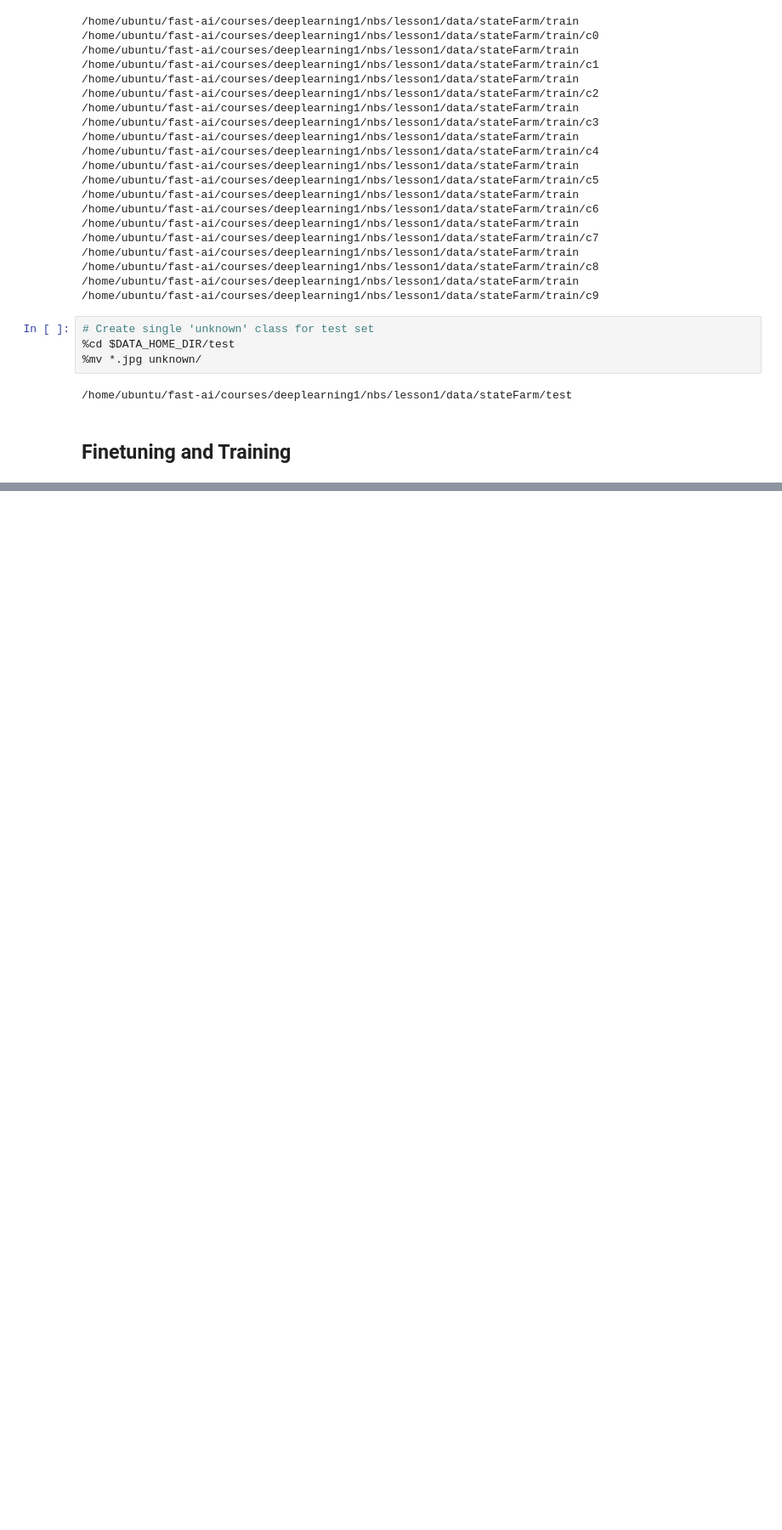
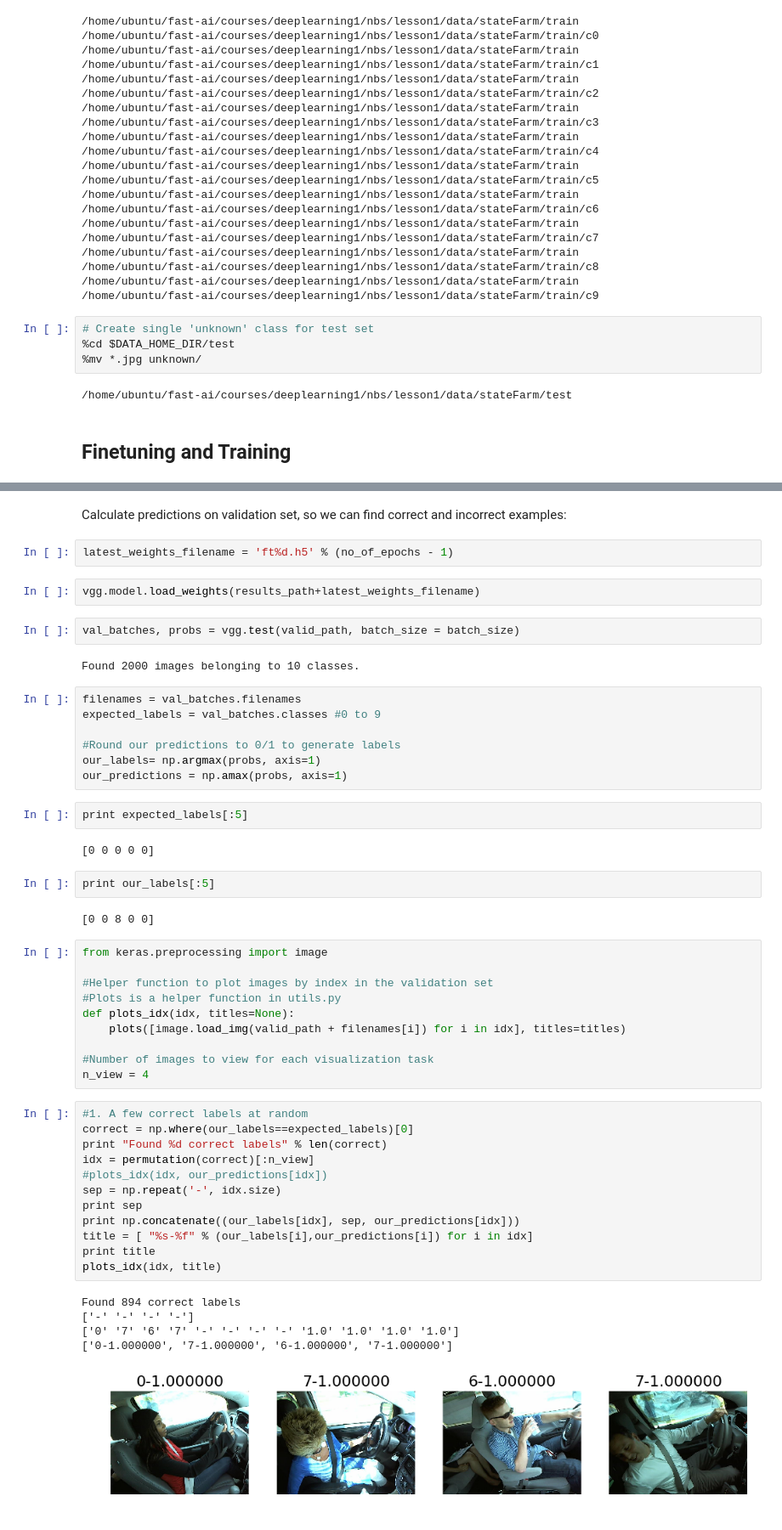
Before and after one commit to smnajid/courses, a Jupyter notebook: deeplearning1/nbs/lesson1/state-farm.ipynb, the cells around one changed output, grey strips where cells are left out. Shown at 85% size. Cells and saved outputs as stored; diff of their text form; blank space fills up the shorter version.

```diff
--- a/deeplearning1/nbs/lesson1/state-farm.ipynb
+++ b/deeplearning1/nbs/lesson1/state-farm.ipynb
@@ -119,0 +212,53 @@ valid_path=path + '/valid/'
+# %% [markdown]
+Calculate predictions on validation set, so we can find correct and incorrect examples:
+# %%
+latest_weights_filename = 'ft%d.h5' % (no_of_epochs - 1)
+# %%
+vgg.model.load_weights(results_path+latest_weights_filename)
+# %%
+val_batches, probs = vgg.test(valid_path, batch_size = batch_size)
+# %% [output]
+Found 2000 images belonging to 10 classes.
+# %%
+filenames = val_batches.filenames
+expected_labels = val_batches.classes #0 to 9
+
+#Round our predictions to 0/1 to generate labels
+our_labels= np.argmax(probs, axis=1)
+our_predictions = np.amax(probs, axis=1)
+# %%
+print expected_labels[:5]
+# %% [output]
+[0 0 0 0 0]
+# %%
+print our_labels[:5]
+# %% [output]
+[0 0 8 0 0]
+# %%
+from keras.preprocessing import image
+
+#Helper function to plot images by index in the validation set
+#Plots is a helper function in utils.py
+def plots_idx(idx, titles=None):
+    plots([image.load_img(valid_path + filenames[i]) for i in idx], titles=titles)
+
+#Number of images to view for each visualization task
+n_view = 4
+# %%
+#1. A few correct labels at random
+correct = np.where(our_labels==expected_labels)[0]
+print "Found %d correct labels" % len(correct)
+idx = permutation(correct)[:n_view]
+#plots_idx(idx, our_predictions[idx])
+sep = np.repeat('-', idx.size)
+print sep
+print np.concatenate((our_labels[idx], sep, our_predictions[idx]))
+title = [ "%s-%f" % (our_labels[i],our_predictions[i]) for i in idx]
+print title
+plots_idx(idx, title)
+# %% [output]
+Found 894 correct labels
+['-' '-' '-' '-']
+['0' '7' '6' '7' '-' '-' '-' '-' '1.0' '1.0' '1.0' '1.0']
+['0-1.000000', '7-1.000000', '6-1.000000', '7-1.000000']
+[figure, added]
```
Also changed, not shown: parts of 22 cells of this notebook, 1 other file.
